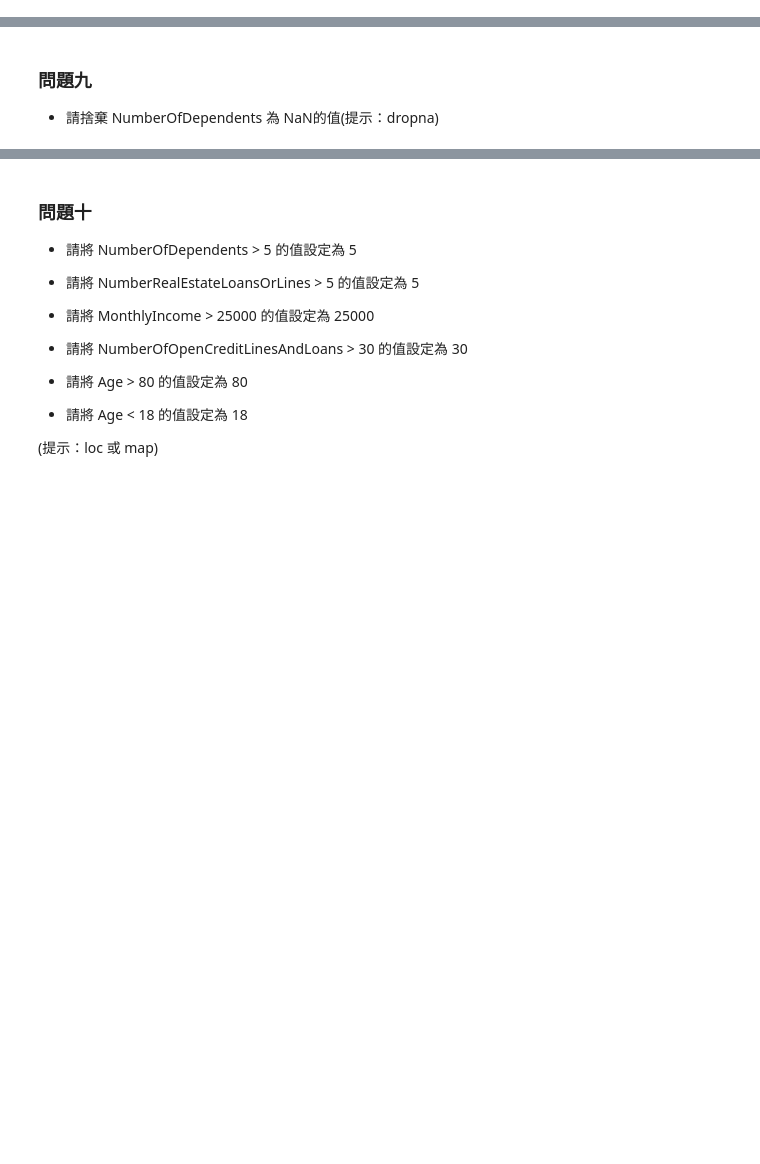
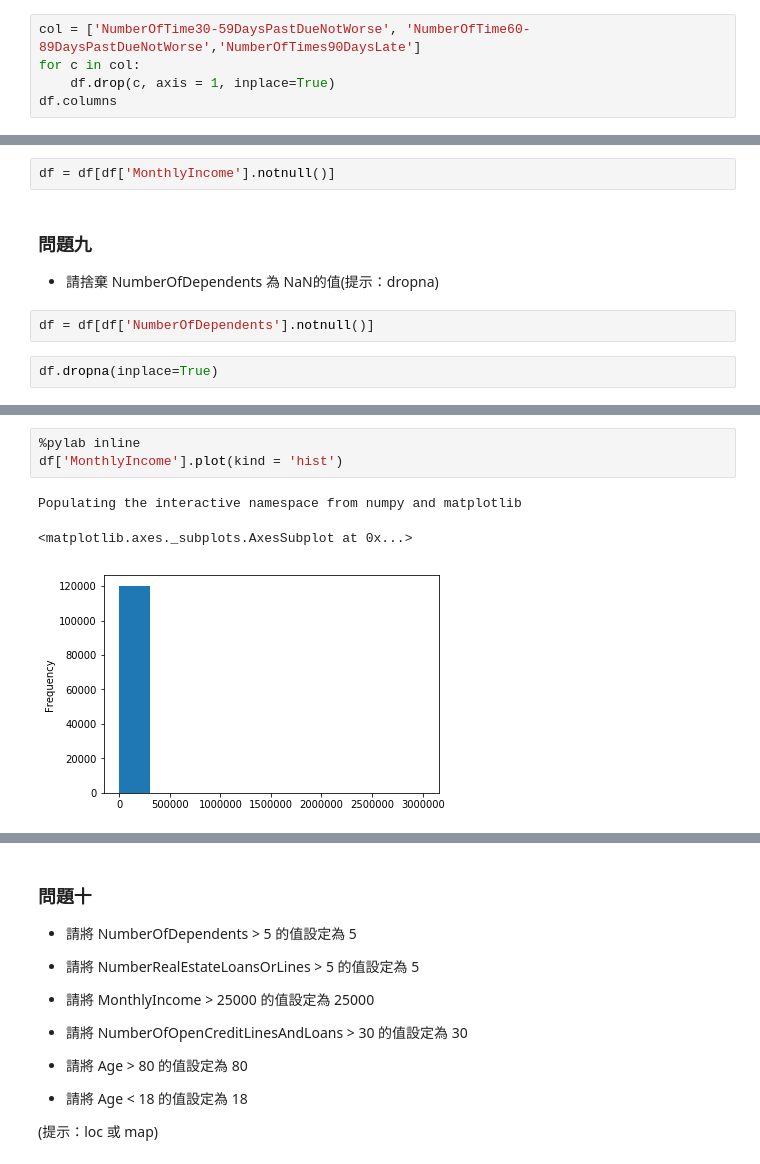
Before and after one commit to ywchiu/ctbcpy, a Jupyter notebook: Homework - 20190425.ipynb, the cells around one changed output, grey strips where cells are left out. Saved outputs shown, nothing was run; the diff lists cells and outputs as text; blank space fills up the shorter version.

```diff
--- a/Homework - 20190425.ipynb
+++ b/Homework - 20190425.ipynb
@@ -22,3 +69,8 @@
 # %% [markdown]
 ### 問題五
 - 請捨棄NumberOfTime30_59DaysPastDueNotW', 'NumberOfTime60_89DaysPastDueNotW','NumberOfTimes90DaysLate'等三個欄位(提示：drop)
+# %%
+col = ['NumberOfTime30-59DaysPastDueNotWorse', 'NumberOfTime60-89DaysPastDueNotWorse','NumberOfTimes90DaysLate']
+for c in col:
+    df.drop(c, axis = 1, inplace=True)
+df.columns
@@ -31,6 +104,12 @@
 # %% [markdown]
 ### 問題八
 - 請捨棄 MonthlyIncome 為 NaN的值(提示：dropna)
+# %%
+df = df[df['MonthlyIncome'].notnull()]
 # %% [markdown]
 ### 問題九
 - 請捨棄 NumberOfDependents 為 NaN的值(提示：dropna)
+# %%
+df = df[df['NumberOfDependents'].notnull()]
+# %%
+df.dropna(inplace=True)
@@ -36,0 +128,7 @@
+# %%
+%pylab inline
+df['MonthlyIncome'].plot(kind = 'hist')
+# %% [output]
+Populating the interactive namespace from numpy and matplotlib
+<matplotlib.axes._subplots.AxesSubplot at 0x...>
+[figure, added]
```
Also changed, not shown: parts of 18 cells of this notebook.
